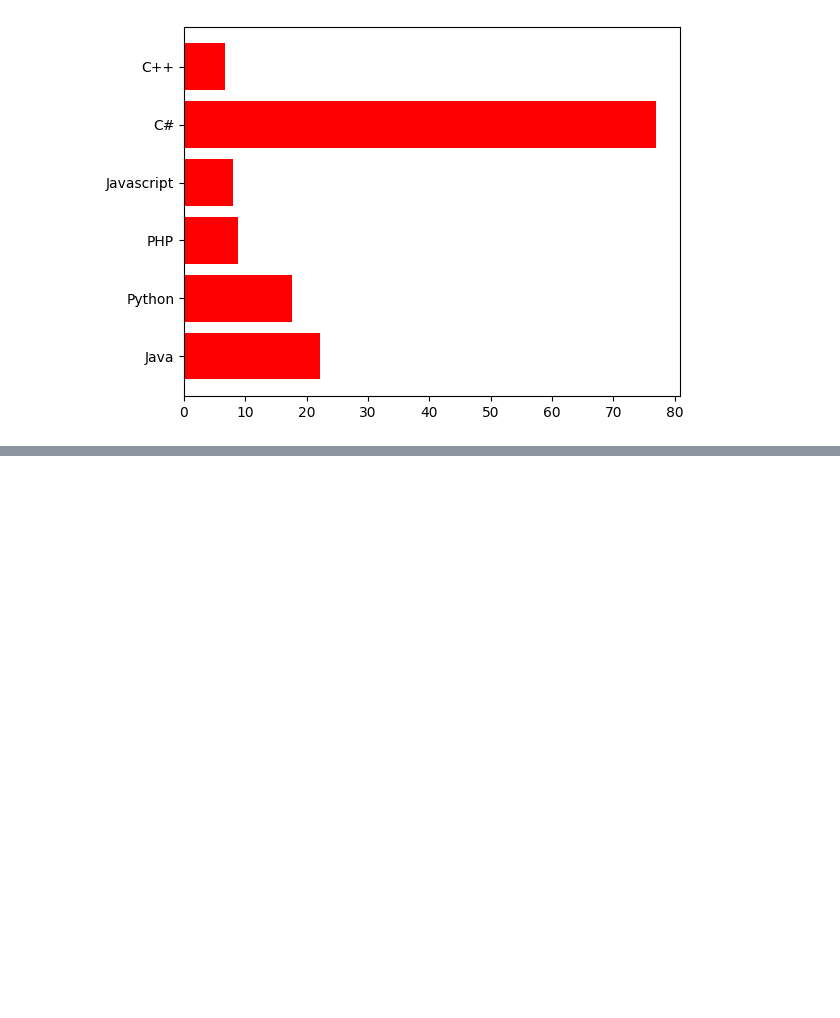
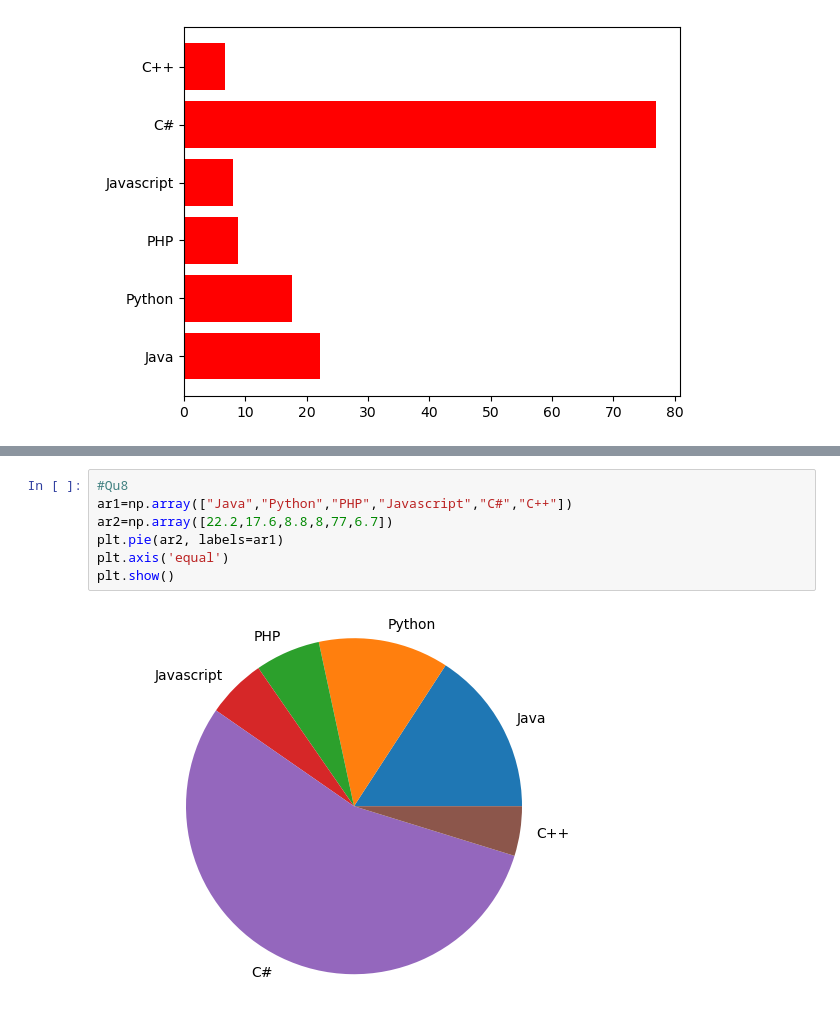
Before and after one commit to AleenaElizabath/DataScience, a Jupyter notebook: ex3.ipynb, the cells around one changed output, grey strips where cells are left out. Drawn from its saved outputs; the diff is of its cells as text; blank space fills up the shorter version.

```diff
--- a/ex3.ipynb
+++ b/ex3.ipynb
@@ -85,0 +104,9 @@ mat.bar(men,women)
+# %%
+#Qu8
+ar1=np.array(["Java","Python","PHP","Javascript","C#","C++"])
+ar2=np.array([22.2,17.6,8.8,8,77,6.7])
+plt.pie(ar2, labels=ar1)
+plt.axis('equal')
+plt.show()
+# %% [output]
+[figure, added]
```
Also changed, not shown: parts of 5 cells of this notebook.
